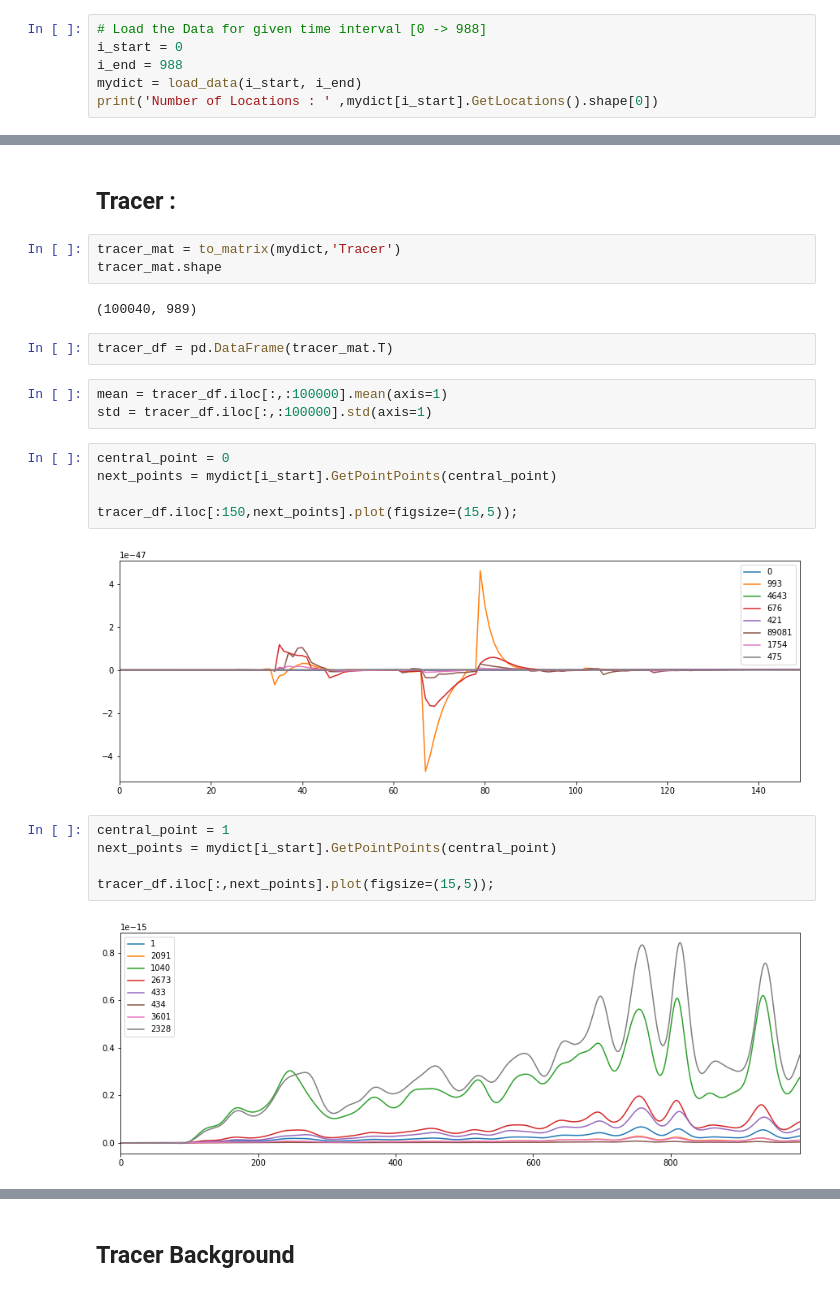
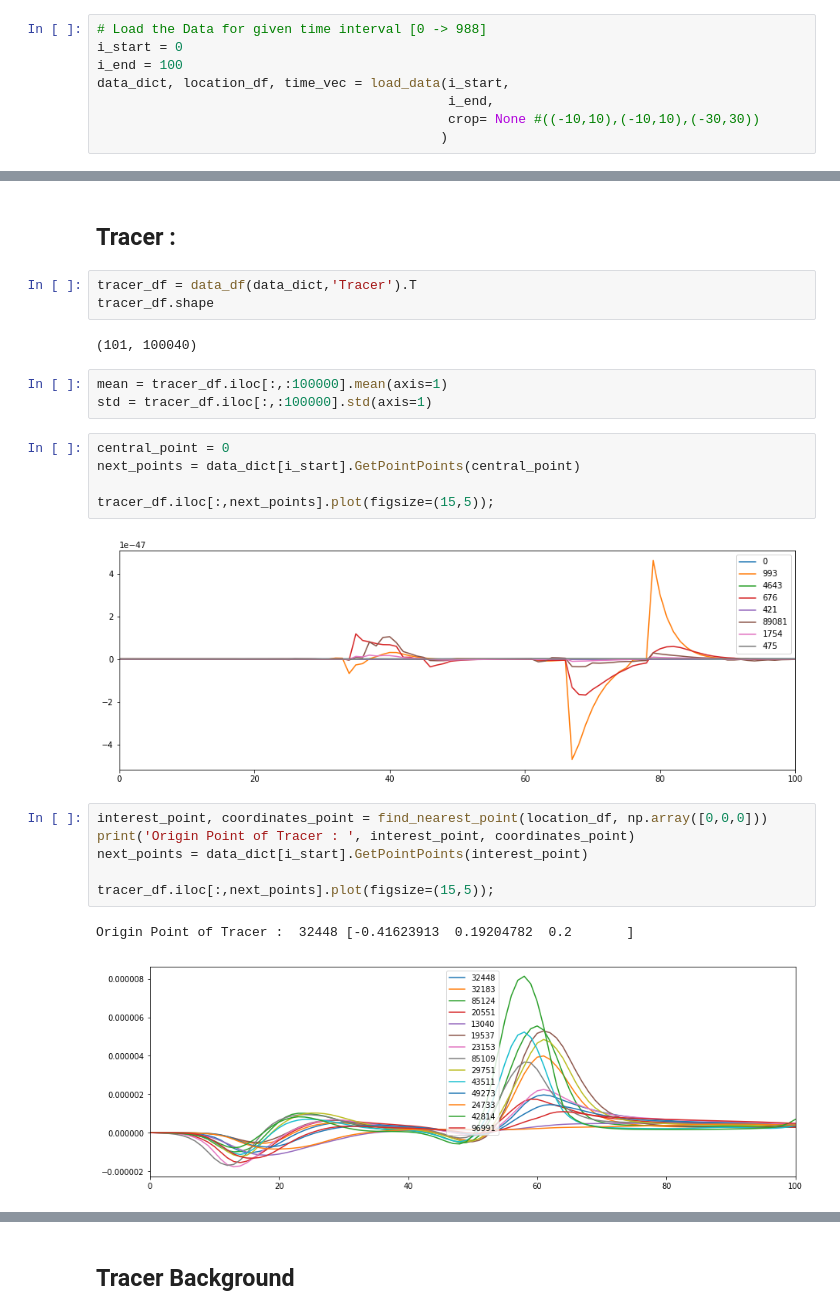
Before and after one commit to adrianlwn/MScProject_OptSensors_GP, a Jupyter notebook: Data Visualisation.ipynb, the cells around one changed output, grey strips where cells are left out. Cells and saved outputs as stored; diff of their text form.

```diff
--- a/Data Visualisation.ipynb
+++ b/Data Visualisation.ipynb
@@ -5,8 +5,10 @@ from utils import *
 # %%
 # Load the Data for given time interval [0 -> 988]
 i_start = 0
-i_end = 988
-mydict = load_data(i_start, i_end)
-print('Number of Locations : ' ,mydict[i_start].GetLocations().shape[0])
+i_end = 100
+data_dict, location_df, time_vec = load_data(i_start,
+                                             i_end,
+                                             crop= None #((-10,10),(-10,10),(-30,30))
+                                            )
 # %% [output]
 Number of Locations :  100040
@@ -49,26 +30,26 @@ locations_df.head()
 # %% [markdown]
 ## Tracer :
-# %%
-tracer_mat = to_matrix(mydict,'Tracer')
-tracer_mat.shape
-# %% [output]
-(100040, 989)
-# %%
-tracer_df = pd.DataFrame(tracer_mat.T)
+# %%
+tracer_df = data_df(data_dict,'Tracer').T
+tracer_df.shape
+# %% [output]
+(101, 100040)
 # %%
 mean = tracer_df.iloc[:,:100000].mean(axis=1)
 std = tracer_df.iloc[:,:100000].std(axis=1)
 # %%
 central_point = 0
-next_points = mydict[i_start].GetPointPoints(central_point)
+next_points = data_dict[i_start].GetPointPoints(central_point)
 
-tracer_df.iloc[:150,next_points].plot(figsize=(15,5));
+tracer_df.iloc[:,next_points].plot(figsize=(15,5));
 # %% [output]
-[figure, old version]
+[figure, new version]
 # %%
-central_point = 1
-next_points = mydict[i_start].GetPointPoints(central_point)
+interest_point, coordinates_point = find_nearest_point(location_df, np.array([0,0,0]))
+print('Origin Point of Tracer : ', interest_point, coordinates_point)
+next_points = data_dict[i_start].GetPointPoints(interest_point)
 
 tracer_df.iloc[:,next_points].plot(figsize=(15,5));
 # %% [output]
+Origin Point of Tracer :  32448 [-0.41623913  0.19204782  0.2       ]
-[figure, old version]
+[figure, new version]
```
Also changed, not shown: parts of 18 cells of this notebook, 7 other files.
